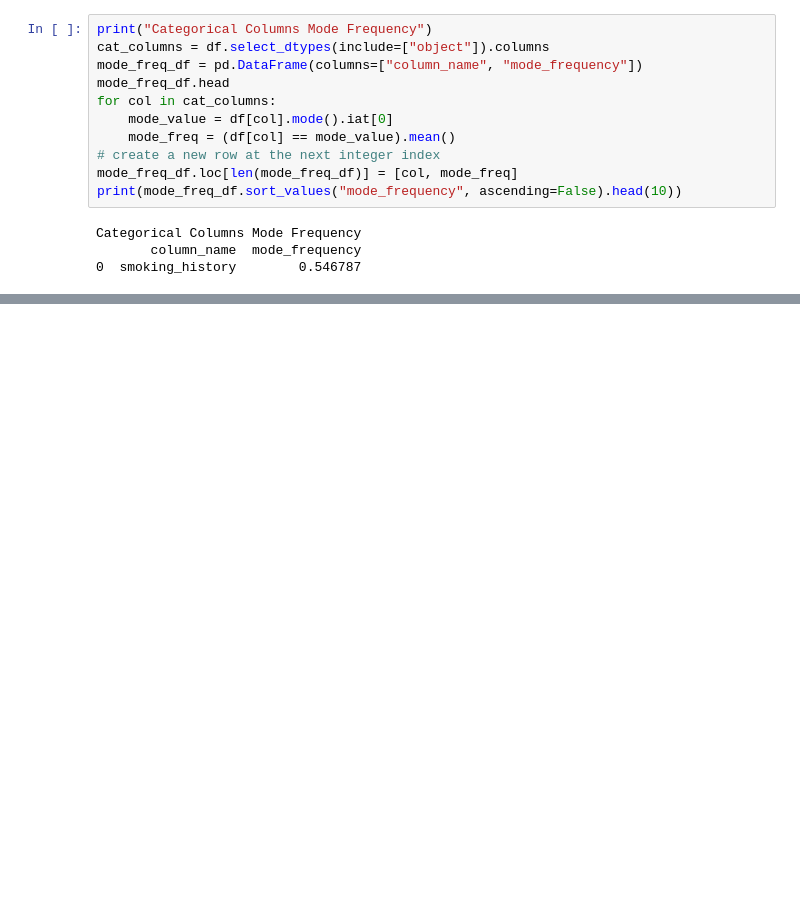
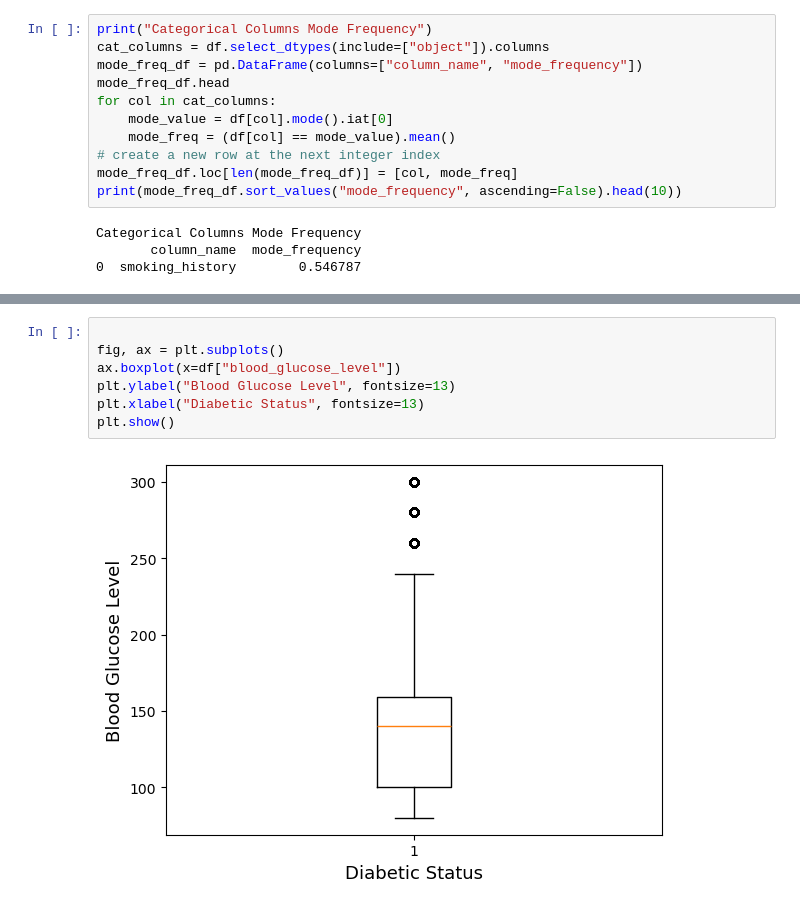
Before and after one commit to CBreach/352Project, a Jupyter notebook: finalProject.ipynb, the cells around one changed output, grey strips where cells are left out. Drawn from its saved outputs; the diff is of its cells as text; blank space fills up the shorter version.

```diff
--- a/finalProject.ipynb
+++ b/finalProject.ipynb
@@ -157,0 +201,9 @@ Categorical Columns Mode Frequency
+# %%
+
+fig, ax = plt.subplots()
+ax.boxplot(x=df["blood_glucose_level"])
+plt.ylabel("Blood Glucose Level", fontsize=13)
+plt.xlabel("Diabetic Status", fontsize=13)
+plt.show()
+# %% [output]
+[figure, added]
```
Also changed, not shown: parts of 9 cells of this notebook.
